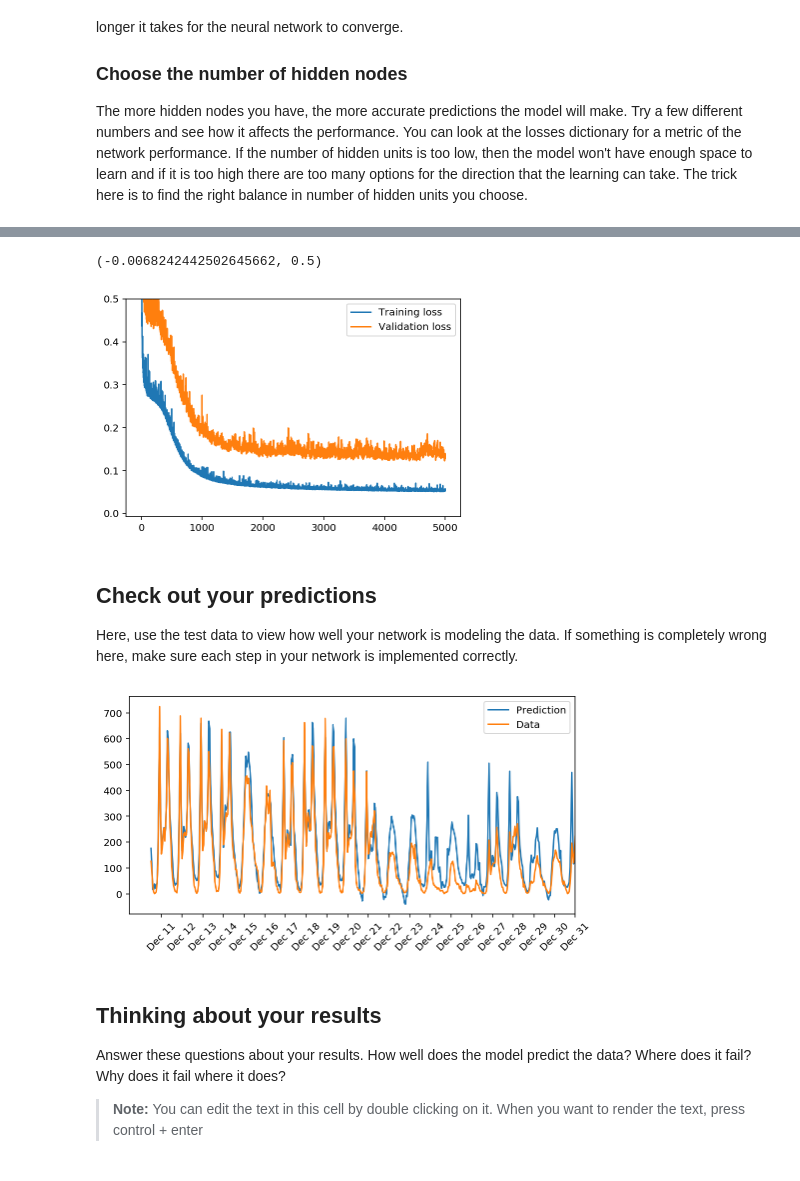
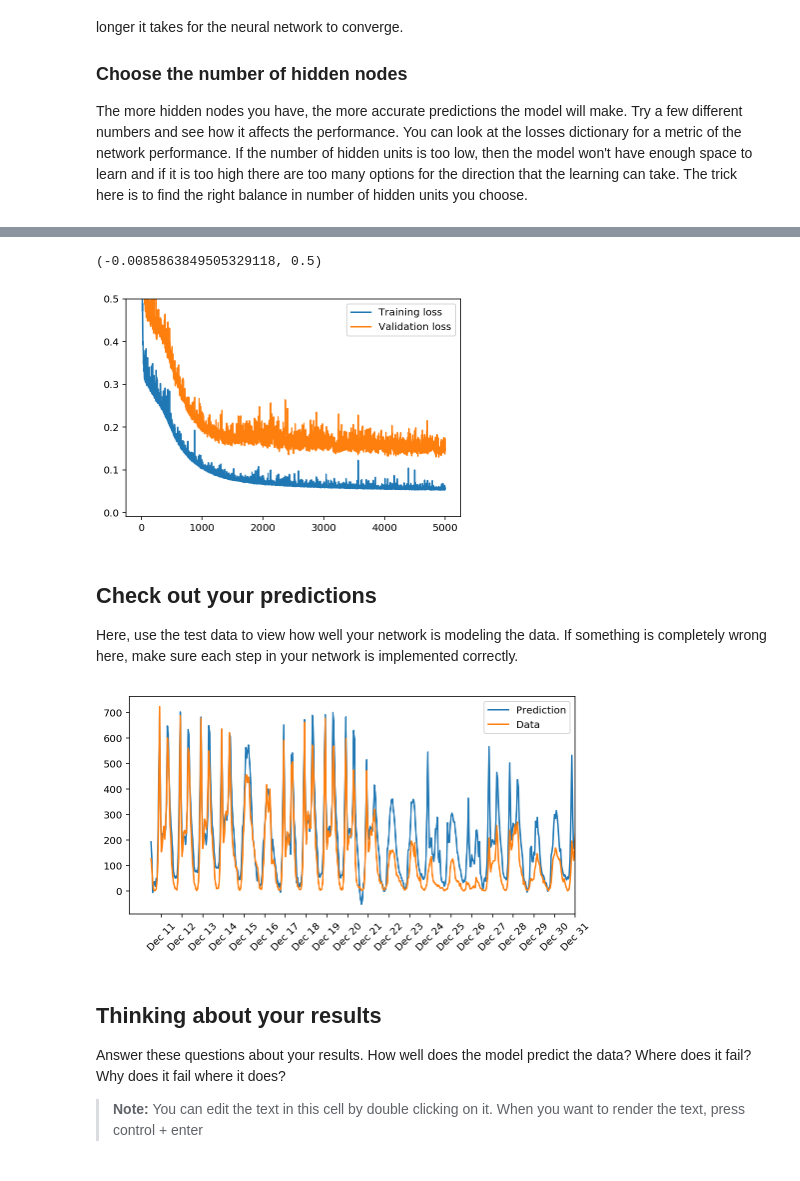
Before and after one commit to icfixx/dl_1_bike_sharing, a Jupyter notebook: dlnd-your-first-neural-network.ipynb, the cells around one changed output, grey strips where cells are left out. Cells and saved outputs as stored; diff of their text form; code cells hidden in the pictures.

Commit message:
addressed the commnets. Loss decreased, Training loss: 0.055 ... Validation loss: 0.149

```diff
--- a/dlnd-your-first-neural-network.ipynb
+++ b/dlnd-your-first-neural-network.ipynb
@@ -135,32 +135,32 @@ class NeuralNetwork(object):
 
         ### Forward pass ###
         # Hidden layer
-        hidden_inputs = np.dot(inputs.T,self.weights_input_to_hidden.T)
+        hidden_inputs = np.dot(self.weights_input_to_hidden, inputs)
         hidden_outputs = self.activation_function(hidden_inputs)
 
-        final_inputs = np.dot(hidden_outputs, self.weights_hidden_to_output.T)
+        final_inputs = np.dot(self.weights_hidden_to_output, hidden_outputs)
         final_outputs = final_inputs
 
         ### Backward pass ###
         output_errors = targets - final_outputs
 
          # TODO: Backpropagated error
-        hidden_errors = np.dot(self.weights_hidden_to_output.T, output_errors).T
-        hidden_grad =  ((hidden_outputs)*(1-hidden_outputs)) * hidden_errors
+        hidden_errors = np.dot(self.weights_hidden_to_output.T, output_errors)
+        hidden_grad =  hidden_outputs * (1.0 - hidden_outputs)
 
         # TODO: Update the weights
-        self.weights_hidden_to_output += self.lr * np.dot(output_errors,hidden_outputs)
-        self.weights_input_to_hidden += self.lr * np.dot(hidden_grad.T,inputs.T)
+        self.weights_hidden_to_output += self.lr * np.dot(output_errors, hidden_outputs.T)
+        self.weights_input_to_hidden += self.lr * np.dot(hidden_errors * hidden_grad, inputs.T)
 
     def run(self, inputs_list):
         # Run a forward pass through the network
         inputs = np.array(inputs_list, ndmin=2).T
 
         #### Implement the forward pass here ####
-        hidden_inputs = np.dot(inputs.T, self.weights_input_to_hidden.T) # signals into hidden layer
+        hidden_inputs = np.dot(self.weights_input_to_hidden, inputs) # signals into hidden layer
         hidden_outputs = self.activation_function(hidden_inputs) # signals from hidden layer
 
-        final_inputs = np.dot(hidden_outputs, self.weights_hidden_to_output.T) # signals into final output layer
+        final_inputs = np.dot(self.weights_hidden_to_output, hidden_outputs) # signals into final output layer
         final_outputs = final_inputs  # signals from final output layer
 
         return final_outputs
@@ -203,8 +203,8 @@ for e in range(epochs):
         network.train(record, target)
 
     # Printing out the training progress
-    train_loss = MSE(network.run(train_features).T, train_targets['cnt'].values)
-    val_loss = MSE(network.run(val_features).T, val_targets['cnt'].values)
+    train_loss = MSE(network.run(train_features), train_targets['cnt'].values)
+    val_loss = MSE(network.run(val_features), val_targets['cnt'].values)
     sys.stdout.write("\rProgress: " + str(100 * e/float(epochs))[:4] \
                      + "% ... Training loss: " + str(train_loss)[:5] \
                      + " ... Validation loss: " + str(val_loss)[:5])
@@ -219,8 +219,8 @@ plt.plot(losses['validation'], label='Validation loss')
 plt.legend()
 plt.ylim(ymax=0.5)
 # %% [output]
-(-0.0068242442502645662, 0.5)
+(-0.0085863849505329118, 0.5)
-[figure, old version]
+[figure, new version]
 # %% [markdown]
 ## Check out your predictions
 
@@ -228,19 +228,19 @@ Here, use the test data to view how well your network is modeling the data. If s
 # %%
 fig, ax = plt.subplots(figsize=(8,4))
 
 mean, std = scaled_features['cnt']
-predictions = network.run(test_features).T*std + mean
+predictions = network.run(test_features)*std + mean
 ax.plot(predictions[0], label='Prediction')
 ax.plot((test_targets['cnt']*std + mean).values, label='Data')
 ax.set_xlim(right=len(predictions))
 ax.legend()
 
 dates = pd.to_datetime(rides.ix[test_data.index]['dteday'])
 dates = dates.apply(lambda d: d.strftime('%b %d'))
 ax.set_xticks(np.arange(len(dates))[12::24])
 _ = ax.set_xticklabels(dates[12::24], rotation=45)
 # %% [output]
-[figure, old version]
+[figure, new version]
 # %% [markdown]
 ## Thinking about your results
 
```
Also changed, not shown: parts of 2 cells of this notebook, 1 other file.
